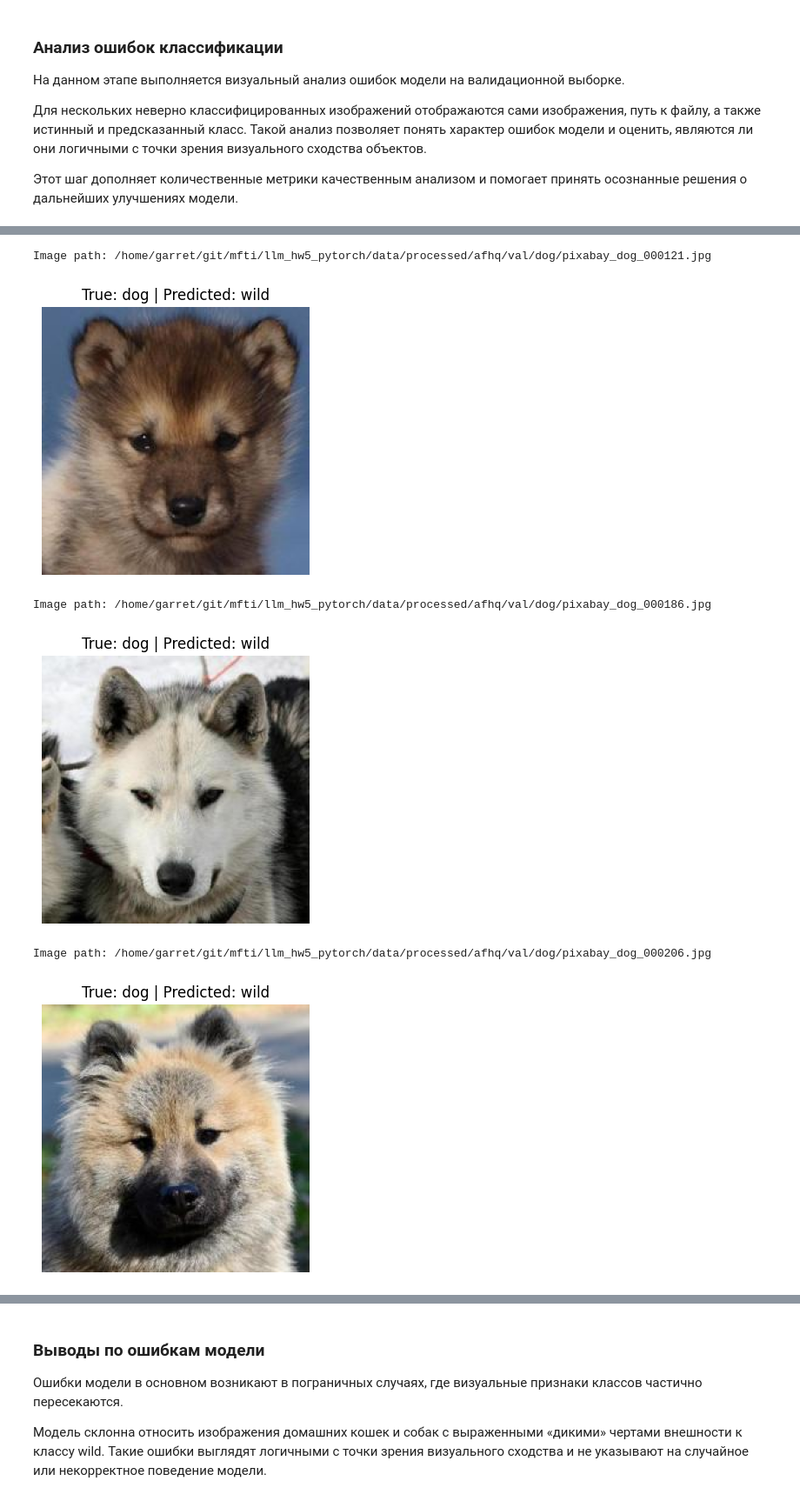
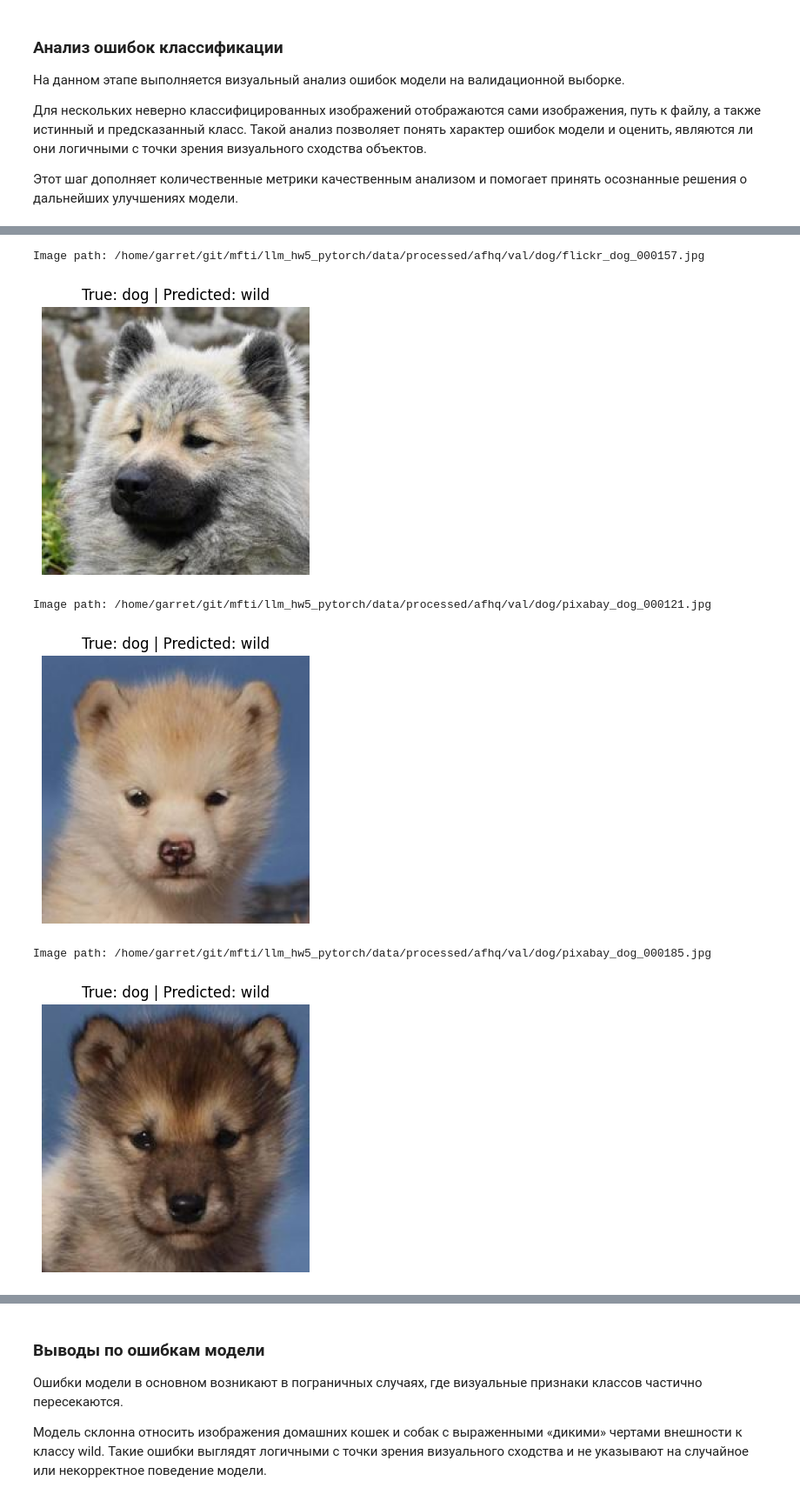
Before and after one commit to toxic-crusader/llm_hw5_pytorch, a Jupyter notebook: hw5_pytorch.ipynb, the cells around one changed output, grey strips where cells are left out. Shown at 87% size. Cells and saved outputs as stored; diff of their text form; code cells hidden in the pictures.

```diff
--- a/hw5_pytorch.ipynb
+++ b/hw5_pytorch.ipynb
@@ -230,7 +230,7 @@ show_misclassified_samples(
     data_dir=processed_path,
     class_names=class_names,
     device=device,
-    max_samples=5,
+    max_samples=50,
 )
 # %% [output]
 [figure]
@@ -239,6 +239,6 @@ Image path: /home/garret/git/mfti/llm_hw5_pytorch/data/processed/afhq/val/cat/pi
-Image path: /home/garret/git/mfti/llm_hw5_pytorch/data/processed/afhq/val/dog/pixabay_dog_000121.jpg
+Image path: /home/garret/git/mfti/llm_hw5_pytorch/data/processed/afhq/val/dog/flickr_dog_000157.jpg
-[figure, old version]
+[figure, new version]
-Image path: /home/garret/git/mfti/llm_hw5_pytorch/data/processed/afhq/val/dog/pixabay_dog_000186.jpg
+Image path: /home/garret/git/mfti/llm_hw5_pytorch/data/processed/afhq/val/dog/pixabay_dog_000121.jpg
-[figure, old version]
+[figure, new version]
-Image path: /home/garret/git/mfti/llm_hw5_pytorch/data/processed/afhq/val/dog/pixabay_dog_000206.jpg
+Image path: /home/garret/git/mfti/llm_hw5_pytorch/data/processed/afhq/val/dog/pixabay_dog_000185.jpg
-[figure, old version]
+[figure, new version]
```
Also changed, not shown: parts of 8 cells of this notebook.
